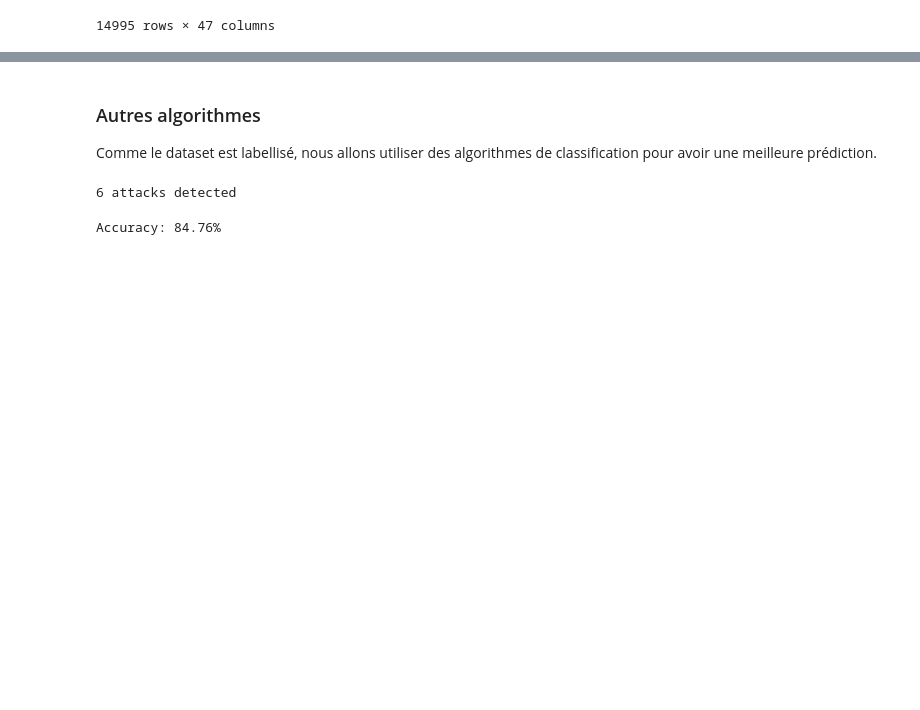
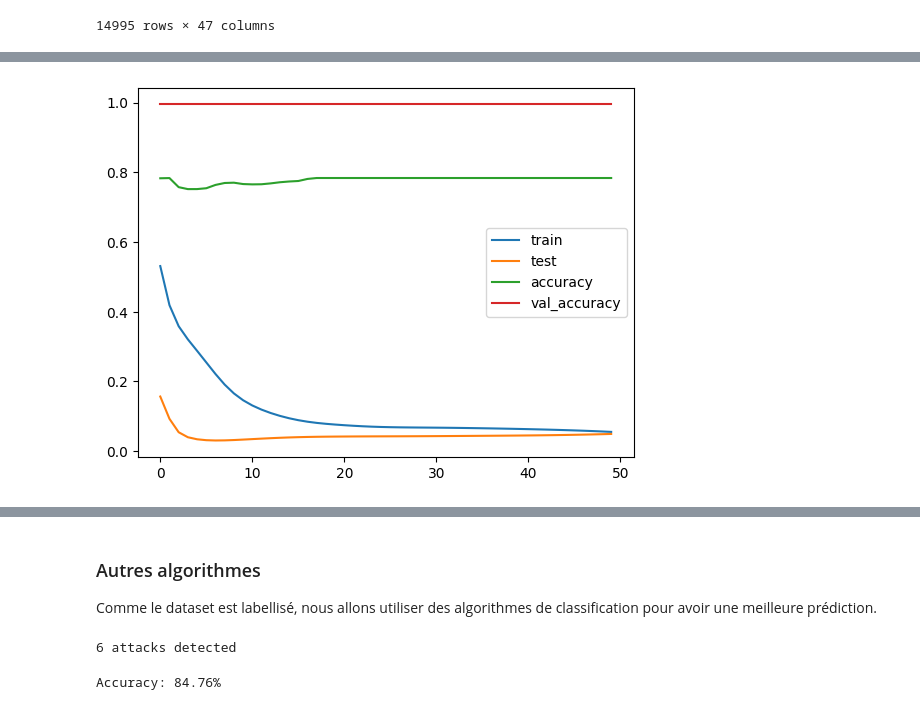
Before and after one commit to JunyiLi0/cyberml-project, a Jupyter notebook: projet.ipynb, the cells around one changed output, grey strips where cells are left out. Drawn from its saved outputs; the diff is of its cells as text; code cells hidden in the pictures; blank space fills up the shorter version.

Commit message:
lof + lstm

```diff
--- a/projet.ipynb
+++ b/projet.ipynb
@@ -482,0 +533,5 @@ df_diff
+# %%
+train_size = int(len(df_lstm) * 0.8)
+test_size = len(df_lstm) - train_size
+train, test = df_lstm[0:train_size,:], df_lstm[train_size:len(df_lstm),:]
+print(len(train), len(test))
@@ -482,0 +540,11 @@ df_diff
+# %%
+train_X, train_y = train[:, 1:], train[:, 0]
+test_X, test_y = test[:, 1:], test[:, 0]
+
+train_X = train_X.reshape((train_X.shape[0], 1, train_X.shape[1]))
+test_X = test_X.reshape((test_X.shape[0], 1, test_X.shape[1]))
+# %%
+model = Sequential()
+model.add(LSTM(50, input_shape=(train_X.shape[1], train_X.shape[2])))
+model.add(Dense(1, activation='sigmoid'))
+model.compile(loss='binary_crossentropy', optimizer='adam', metrics=['accuracy'])
@@ -482,0 +571,2 @@ df_diff
+# %%
+history = model.fit(train_X, train_y, epochs=50, batch_size=72, validation_data=(test_X, test_y), verbose=2, shuffle=False)
@@ -482,0 +591,9 @@ df_diff
+# %%
+plt.plot(history.history['loss'], label='train')
+plt.plot(history.history['val_loss'], label='test')
+plt.plot(history.history['accuracy'], label='accuracy')
+plt.plot(history.history['val_accuracy'], label='val_accuracy')
+plt.legend()
+plt.show()
+# %% [output]
+[figure, added]
```
Also changed, not shown: parts of 19 cells of this notebook.
